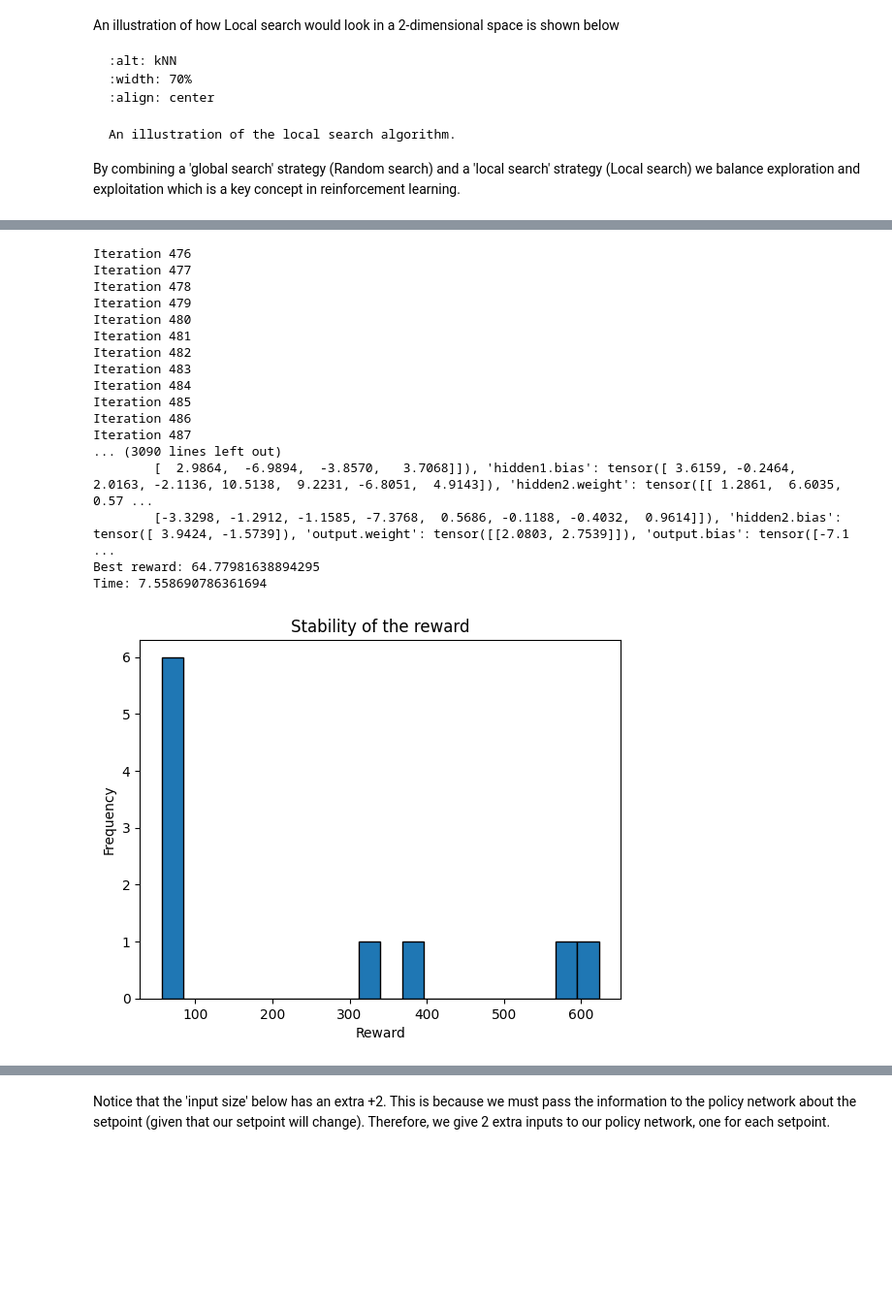
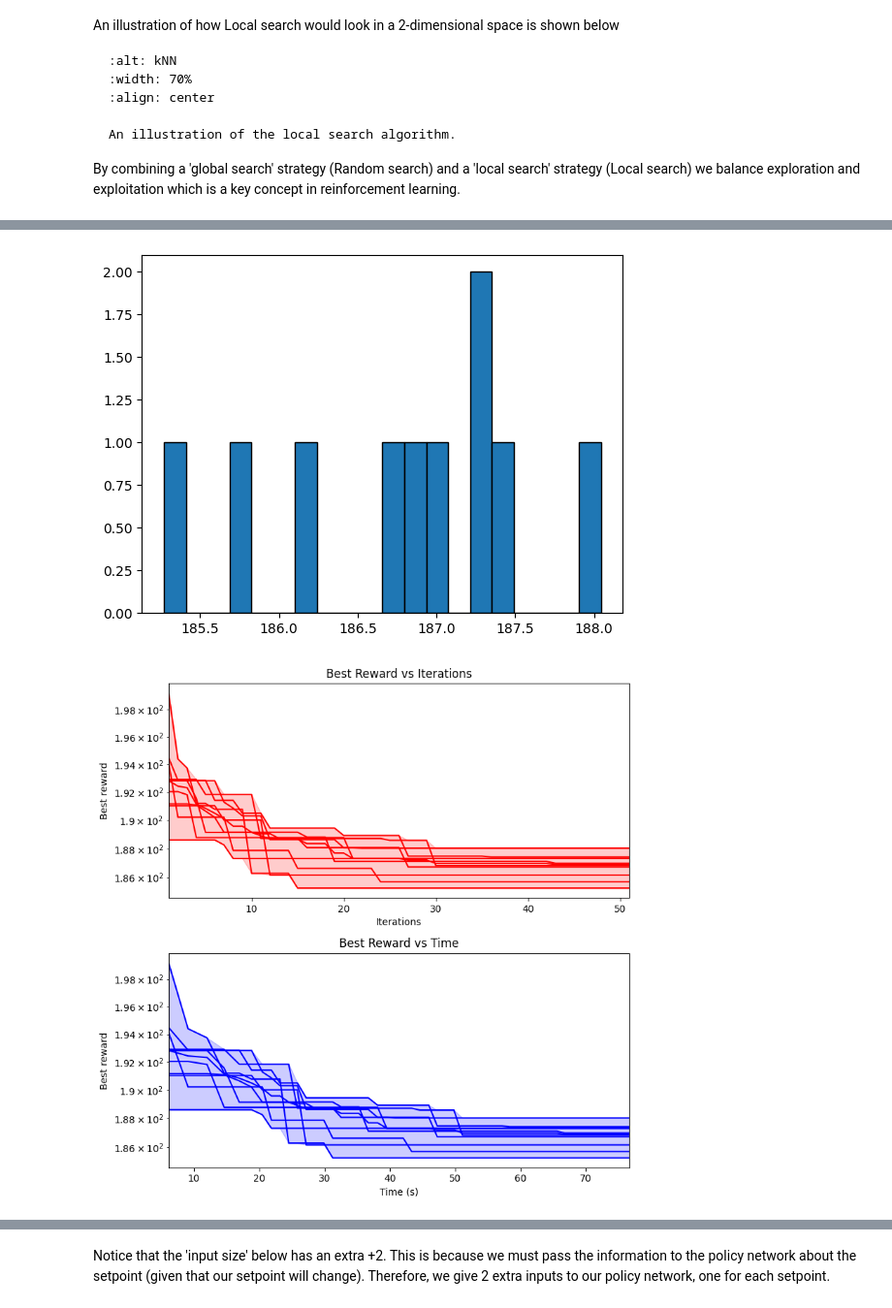
Before and after one commit to ivypch/RL_Control, a Jupyter notebook: RL_Control_DIST.ipynb, the cells around one changed output, grey strips where cells are left out. Shown at 97% size. Drawn from its saved outputs; the diff is of its cells as text; code cells hidden in the pictures; blank space fills up the shorter version.

```diff
--- a/RL_Control_DIST.ipynb
+++ b/RL_Control_DIST.ipynb
@@ -591,9 +684,17 @@ def simulate_DIST(u_traj, data_simulation, repetitions):
 # %%
 # Step cooling temperature to 295
 u_example = np.zeros((2, n-1))
-for i in range(n-1):
-    u_example[0, i] = np.random.randint(5, 500)
-    u_example[1, i] = np.random.randint(10, 1000)
+# for i in range(n-1):
+#     u_example[0, i] = np.random.randint(5, 500)
+#     u_example[1, i] = np.random.randint(10, 1000)
+
+n_1 = int(n/4)
+n_2 = int(n/4)
+n_3 = int(n/4)
+n_4 = n - n_1 - n_2 - n_3 -1
+
+u_example[0, :] = [500 for i in range(n_1)] + [5 for i in range(n_2)] + [5 for i in range(n_3)] + [500 for i in range(n_4)] # Liquid flowrate
+u_example[1, :] = [1000 for i in range(n_1)] + [1000 for i in range(n_2)] + [10 for i in range(n_3)] + [10 for i in range(n_4)] # Gas flowrate
 
 # Simulation
 X1_dat, Y1_dat, X2_dat, Y2_dat, X3_dat, Y3_dat, X4_dat, Y4_dat, X5_dat, Y5_dat, L_dat, G_dat = simulate_DIST(u_example, data_res, 100)
@@ -753,10 +854,10 @@ def J_PolicyDIST(policy, data_res=data_res, policy_alg='PID',
     error = np.abs(np.array(e_history)[:,0])/ranges[8]+np.abs(np.array(e_history)[:,1])/ranges[1]
     # penalize magnitude of control action
     u_mag = np.abs(L[:]-L_lb)/20+np.abs(G[:]-G_lb)/20
-    u_mag = u_mag/100 # min 50
+    u_mag = u_mag/10000 # min 50
     # penalize change in control action
     u_cha = np.abs(L[1:]-L[0:-1])/20+np.abs(G[1:]-G[0:-1])/20
-    u_cha = u_cha/20 # min 10
+    u_cha = u_cha/10 # min 10
 
     # collect data for plots
     if collect_training_data:
@@ -1558,7 +1659,7 @@ e_shr = e_tot/30
 # Policy optimization
 # best_policy, best_reward, gbest_history, time_axis = Generalized_policy_search(shrink_ratio=0.9, radius=0.1, evals_shrink=e_shr, evals=e_tot, ratio_ls_rs=0.1)
 # best_policy, best_reward, gbest_history, time_axis = GeneticSearch(lower_bound=-5, upper_bound=5, mutation_rate=0.35, iterations=50, sample_size=25)
-best_policy, best_reward, gbest_history, time_axis = ParticleSwarm(lower_bound=-1, upper_bound=1, no_particles=50, inertia=0.6, cognitive=0.36, social=0.04, regime=None, tmax=25)
+best_policy, best_reward, gbest_history, time_axis = ParticleSwarm(lower_bound=-1, upper_bound=1, no_particles=50, inertia=0.6, cognitive=0.36, social=0.04, regime=None, tmax=100)
 # best_policy, best_reward, gbest_history, time_axis = ArtificialBeeColony(lower_bound=-5, upper_bound=5, no_employed=50, no_onlooker=25, distance_value=1, iterations=e_tot, scout_limit=2)
 # best_policy, best_reward, gbest_history, time_axis = SimulatedAnnealing(lower_bound=-5, upper_bound=5, initial_accept_prob=0.4, max_iterations=e_tot, step_size=0.4, temp_regime='exp')
 # best_policy, best_reward, gbest_history, time_axis = Firefly(lower_bound=-5, upper_bound=5, no_fireflies=10, iterations=e_tot, attractiveness=0.8, absorption=0, randomness=0.2)
@@ -1590,32 +1691,35 @@ performance_plots(e_tot, time_axis, gbest_history, multiruns=False)
 # %%
 # Stability analysis
 
-def reward_stability(algorithm, no_runs, v1, v2, no_bin):
+def reward_stability(algorithm, no_runs, no_bin, iterations):
     rewards = []
     times = []
-    gbests = np.zeros(len(gbest_history), no_runs)
+    gbests = np.zeros((iterations+1, no_runs))
+    time_matrix = np.zeros((iterations+1,))
 
     for i in range(no_runs):
         if algorithm == ArtificialBeeColony:
-                best_policy, best_reward, gbest_history, time_axis = algorithm(lower_bound=-5, upper_bound=5, no_employed=25, no_onlooker=round(25*v1), iterations=50, distance_value=1, scout_limit=v2)
+                best_policy, best_reward, gbest_history, time_axis = algorithm(lower_bound=-5, upper_bound=5, no_employed=50, no_onlooker=round(25), iterations=iterations, distance_value=1, scout_limit=2)
         elif algorithm == ParticleSwarm:
-            best_policy, best_reward, gbest_history, time_axis = algorithm(lower_bound=-5, upper_bound=5, no_particles=round(v1), inertia=v2, cognitive=0.04, social=0.36, tmax=50)
+            best_policy, best_reward, gbest_history, time_axis = algorithm(lower_bound=-5, upper_bound=5, no_particles=round(50), inertia=0.6, cognitive=0.2, social=0.2, regime=None, tmax=iterations)
         elif algorithm == GeneticSearch:
-            best_policy, best_reward, gbest_history, time_axis = algorithm(lower_bound=-5, upper_bound=5, mutation_rate=v1, iterations=50, sample_size=v2)
+            best_policy, best_reward, gbest_history, time_axis = algorithm(lower_bound=-5, upper_bound=5, mutation_rate=0.35, iterations=iterations, sample_size=55)
         elif algorithm == Firefly:
-            best_policy, best_reward, gbest_history, time_axis = algorithm(lower_bound=-5, upper_bound=5, no_fireflies=round(v1), iterations=50, attractiveness=0.8, absorption=0, randomness=0.2)
+            best_policy, best_reward, gbest_history, time_axis = algorithm(lower_bound=-5, upper_bound=5, no_fireflies=round(10), iterations=iterations, attractiveness=0.8, absorption=0, randomness=0.2)
         elif algorithm == SimulatedAnnealing:
-            best_policy, best_reward, gbest_history, time_axis = algorithm(lower_bound=-5, upper_bound=5, initial_accept_prob=v1, max_iterations=500, step_size=v2, temp_regime='log')
+            best_policy, best_reward, gbest_history, time_axis = algorithm(lower_bound=-5, upper_bound=5, initial_accept_prob=0.4, max_iterations=iterations+1, step_size=0.4, temp_regime='log')
         else:
             print("Invalid algorithm")
         gbest_time = time_axis[gbest_history.index(best_reward)]
         rewards.append(best_reward)
         times.append(gbest_time)
         gbests[:, i] = np.array(gbest_history)
+        # print(time_axis)
+        time_matrix = np.array(time_axis)
 
     # Plot a histogram of the rewards with the mean and standard deviation
     plt.hist(rewards, bins = no_bin, edgecolor = 'black')
-    performance_plots(50, times, gbests, multiruns=True)
+    performance_plots(50, time_matrix, gbests, multiruns=True)
     plt.xlabel('Reward')
     plt.ylabel('Frequency')
     plt.title('Stability of the reward')
@@ -1624,5 +1728,5 @@ def reward_stability(algorithm, no_runs, v1, v2, no_bin):
 
     return rewards, times
 # %%
-stability = reward_stability(algorithm= SimulatedAnnealing, no_runs = 10, v1 = 50, v2 = 0.6, no_bin = 20)
+stability = reward_stability(algorithm= ParticleSwarm, no_runs = 10, no_bin = 20, iterations=50)
 # %% [output]
@@ -1646,18 +1750,2 @@ Iteration 475
-Iteration 476
-Iteration 477
-Iteration 478
-Iteration 479
-Iteration 480
-Iteration 481
-Iteration 482
-Iteration 483
-Iteration 484
-Iteration 485
-Iteration 486
-Iteration 487
-... (3090 lines left out)
-        [  2.9864,  -6.9894,  -3.8570,   3.7068]]), 'hidden1.bias': tensor([ 3.6159, -0.2464,  2.0163, -2.1136, 10.5138,  9.2231, -6.8051,  4.9143]), 'hidden2.weight': tensor([[ 1.2861,  6.6035,  0.57 ...
-        [-3.3298, -1.2912, -1.1585, -7.3768,  0.5686, -0.1188, -0.4032,  0.9614]]), 'hidden2.bias': tensor([ 3.9424, -1.5739]), 'output.weight': tensor([[2.0803, 2.7539]]), 'output.bias': tensor([-7.1 ...
-Best reward: 64.77981638894295
-Time: 7.558690786361694
-[figure, old version]
+[figure, new version]
+[figure, added]
```
Also changed, not shown: parts of 9 cells of this notebook.
